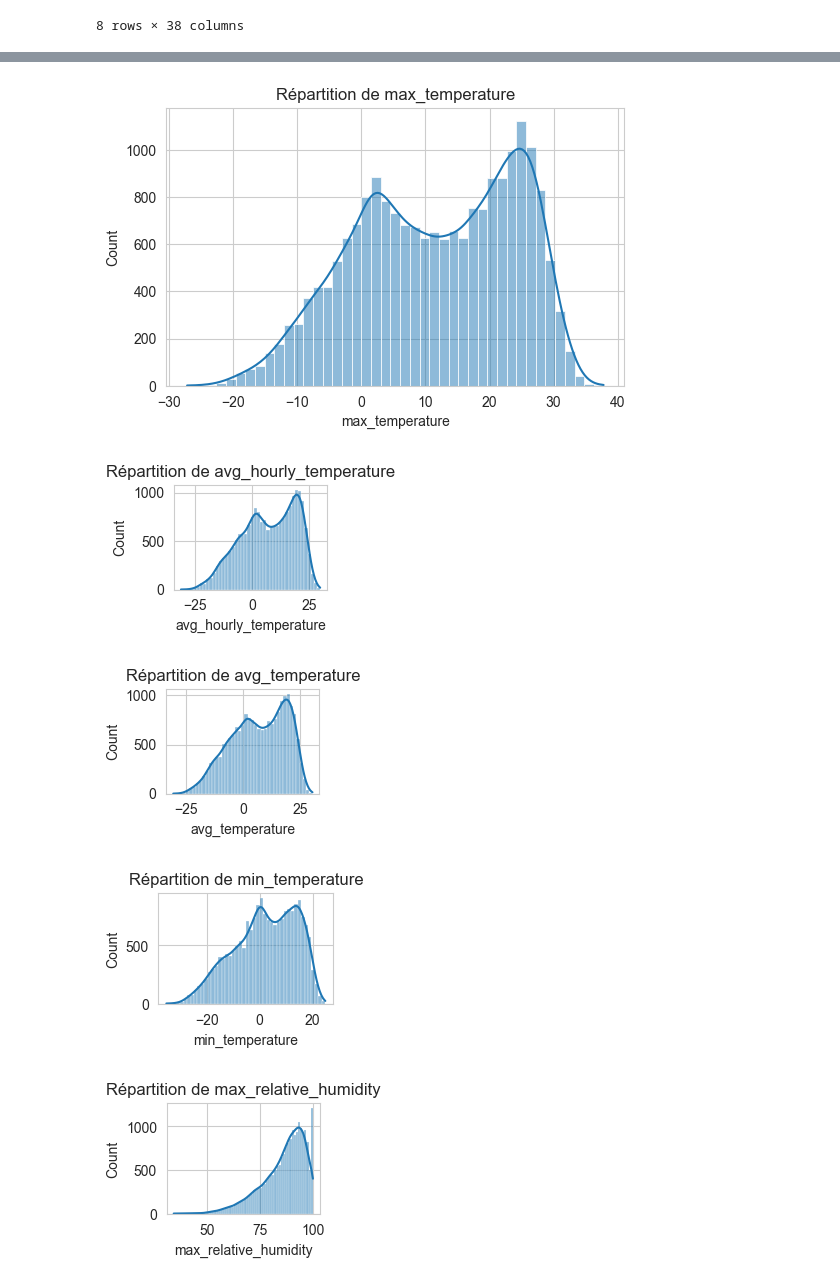
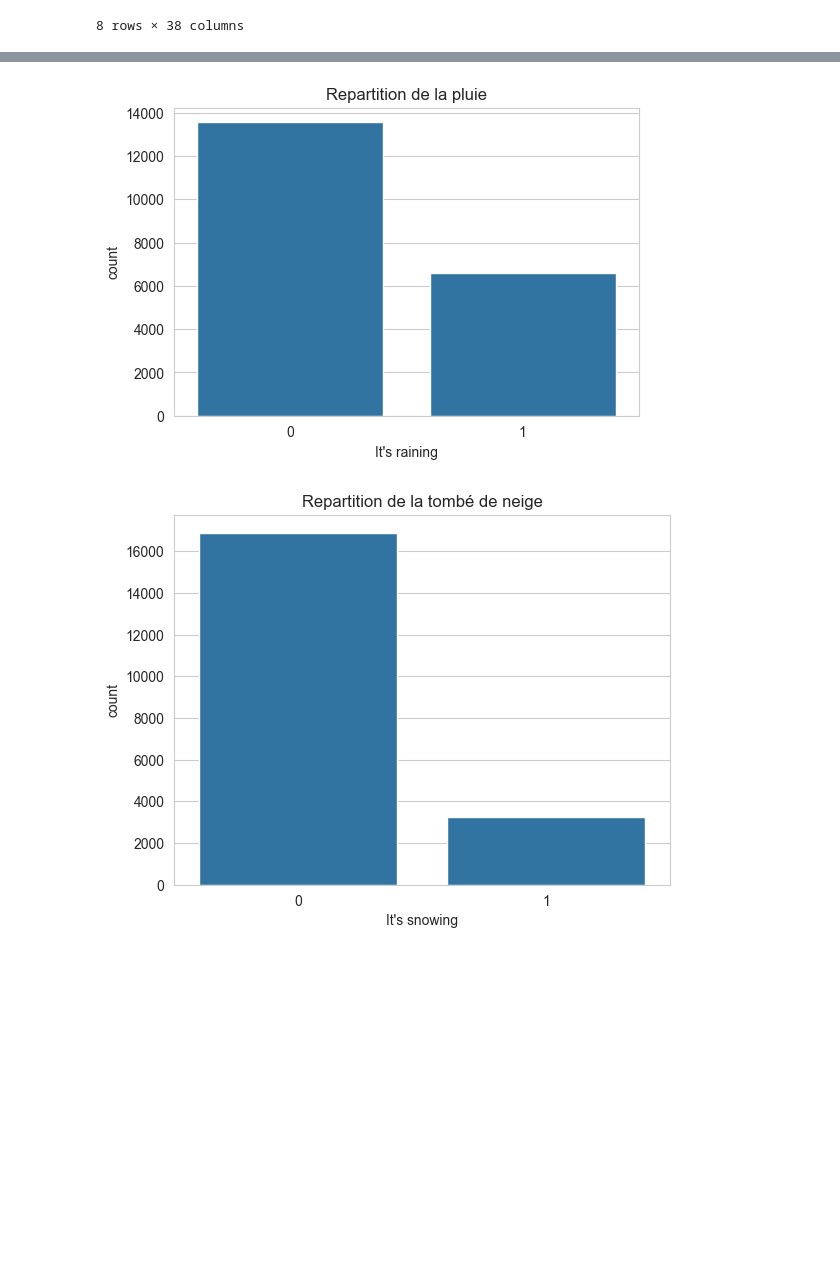
Before and after one commit to MohamedAmineAllet/KAFFKA-ON-THE-MOON, a Jupyter notebook: MachinesIntelligentes/1VersionPDredicteurMeteo.ipynb, the cells around one changed output, grey strips where cells are left out. Drawn from its saved outputs; the diff is of its cells as text; code cells hidden in the pictures; blank space fills up the shorter version.

```diff
--- a/MachinesIntelligentes/1VersionPDredicteurMeteo.ipynb
+++ b/MachinesIntelligentes/1VersionPDredicteurMeteo.ipynb
@@ -221,28 +218,14 @@ dtype: object
 # %%
-plt.figure(figsize=(15,10))
+#Voir la comparaison entre le nombre de jour qu'il pleu/pleu pas et le nombre de jour ou il neige/il neige pas.
 
-for i,column in enumerate(['max_temperature', 'avg_hourly_temperature', 'avg_temperature',
-       'min_temperature', 'max_relative_humidity',
-       'avg_hourly_relative_humidity', 'avg_relative_humidity',
-       'min_relative_humidity', 'max_dew_point',
-       'avg_dew_point', 'min_dew_point', 'max_wind_speed',
-       'avg_hourly_wind_speed', 'avg_wind_speed', 'min_wind_speed',
-       'max_pressure_sea', 'avg_hourly_pressure_sea', 'avg_pressure_sea',
-       'min_pressure_sea', 'max_pressure_station',
-       'avg_hourly_pressure_station', 'avg_pressure_station',
-       'min_pressure_station', 'max_visibility', 'avg_hourly_visibility',
-       'avg_visibility', 'min_visibility', 'heatdegdays', 'cooldegdays',
-       'growdegdays_5', 'growdegdays_7', 'growdegdays_10', 'precipitation',
-       'rain', 'snow'],1):
-    plt.subplot(3,3,i)
-    sns.histplot(base_donnees[column],kde=True)
-    plt.title(f"Répartition de {column}")
+plt.figure(figsize=(6,4))
 
-    plt.tight_layout()
-    plt.show()
+sns.countplot(x="It's raining",data = base_donnees)
+plt.title("Repartition de la pluie")
+plt.show()
+sns.countplot(x="It's snowing",data = base_donnees)
+plt.title("Repartition de la tombé de neige")
+plt.show()
 # %% [output]
-[figure, old version]
+[figure, new version]
-[figure, old version]
+[figure, new version]
-[figure, removed]
-[figure, removed]
-[figure, removed]
```
Also changed, not shown: parts of 8 cells of this notebook, 3 other files.
